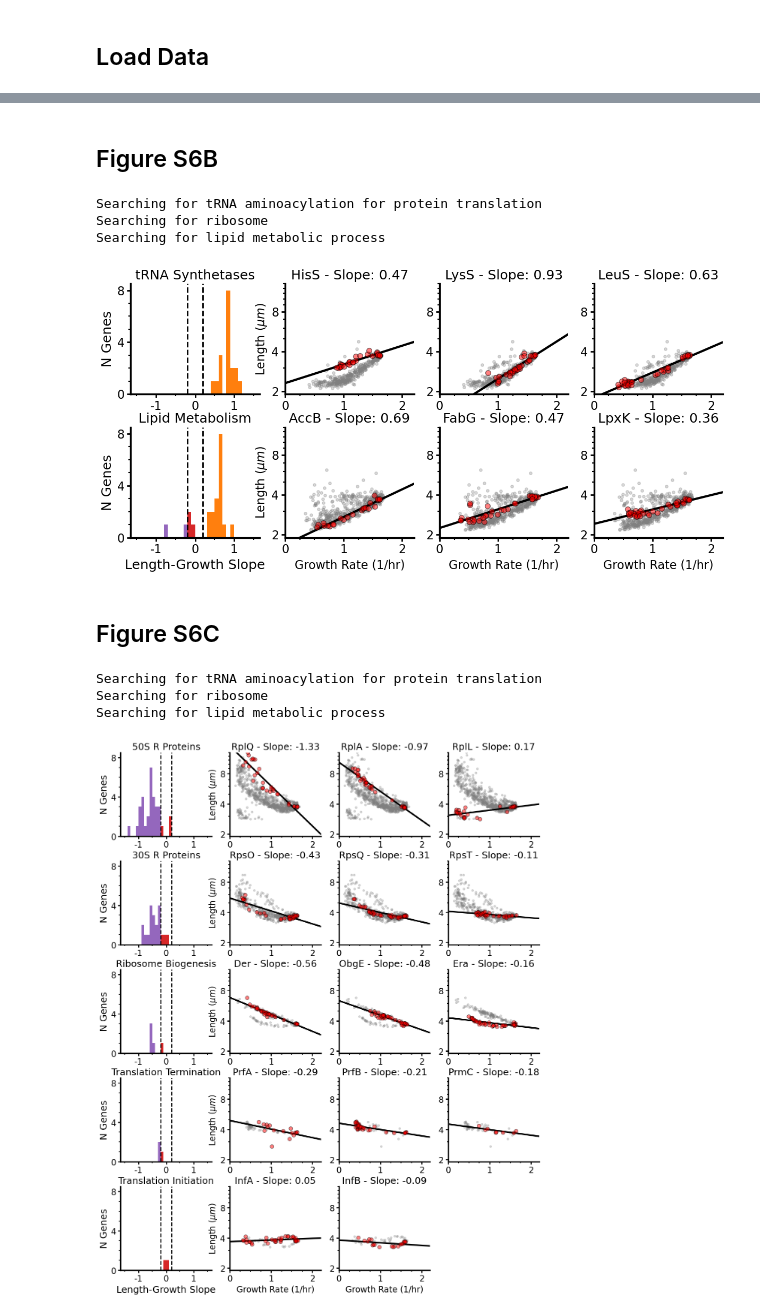
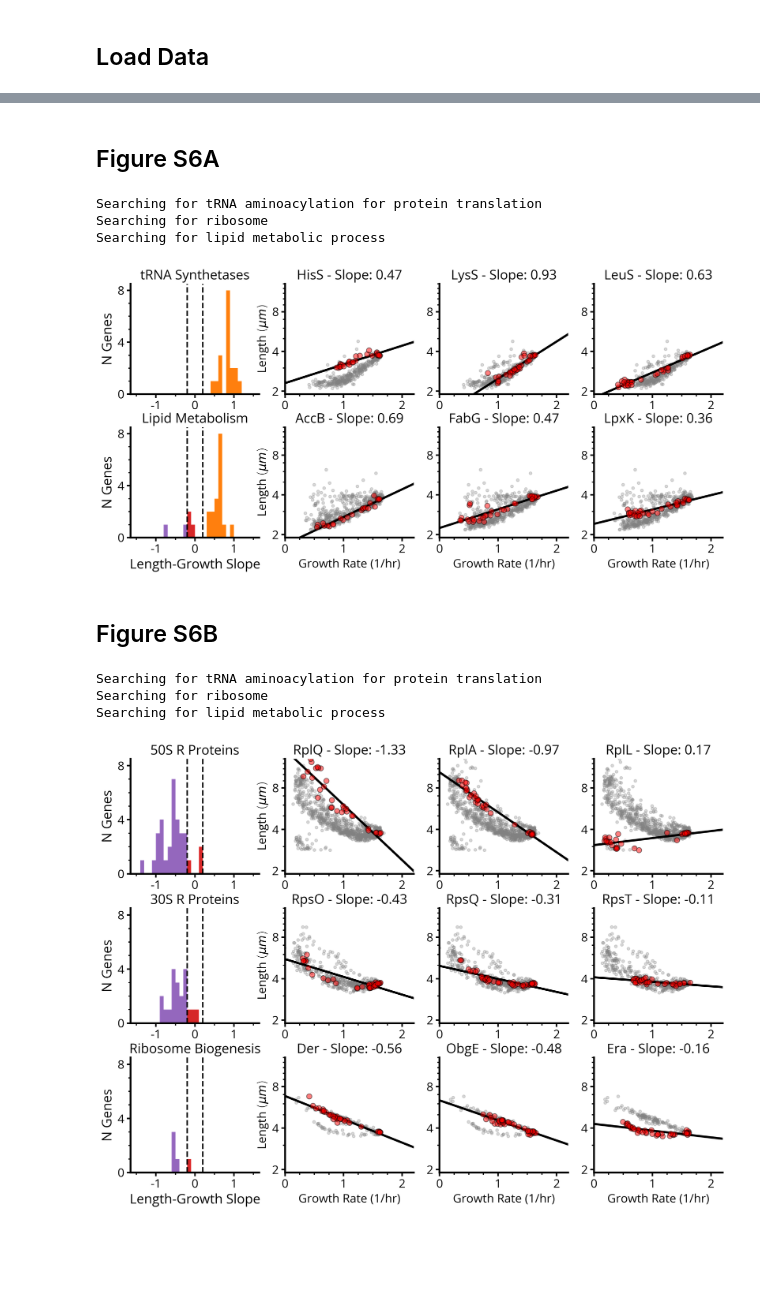
Before and after one commit to paulssonlab/2025_Eaton_optical-pooled-screen, a Jupyter notebook: Figures/Figure_S6.ipynb, the cells around one changed output, grey strips where cells are left out. Cells and saved outputs as stored; diff of their text form; code cells hidden in the pictures; blank space fills up the shorter version.

Commit message:
Rearranging figures for translation section.

```diff
--- a/Figures/Figure_S6.ipynb
+++ b/Figures/Figure_S6.ipynb
@@ -1,44 +1,20 @@
 # %%
 import trenchripper as tr
-import anndata
-import urllib.request
-import os
-import glob
-import h5py
-import shutil
 
 import numpy as np
 import pandas as pd
 import seaborn as sns
-import colorcet as cc
-import scanpy as sc
-import matplotlib as mpl
-import dask.dataframe as dd
-import pickle as pkl
-import skimage as sk
 
 import matplotlib.pyplot as plt
-import matplotlib.gridspec as gridspec
-import matplotlib.patches as patches
-
-from dna_features_viewer import BiopythonTranslator
-from Bio.SeqFeature import SeqFeature,FeatureLocation
-from Bio import SeqIO
-from scipy.stats import gaussian_kde
 
 import goatools
 import goatools.base
 from goatools.base import download_go_basic_obo
-
 from goatools.obo_parser import GODag
 from goatools.anno.gaf_reader import GafReader
-from goatools.semantic import semantic_similarity
-from goatools.semantic import TermCounts, get_info_content
-
-from goatools.goea.go_enrichment_ns import GOEnrichmentStudyNS
-from goatools.go_enrichment import GOEnrichmentStudy
 
 dask_wd = "/home/de64/scratch/de64/dask"
+plt.style.use('./deaton.mplstyle')
 # %% [markdown]
 ## Load Functions
 # %%
@@ -133,5 +112,5 @@ gene_to_id.update(synonym_dict)
 # %% [markdown]
-## Figure S6B
+## Figure S6A
 # %%
 target_genes_list = ["tRNA Synthetases", "Lipid Metabolism"]
 target_gene_subset_lists = [["hisS","lysS","leuS"],["accB","fabG","lpxK"]]
@@ -225,23 +204,26 @@ plt.savefig("/home/de64/group/de64/CRISPRi_Libraries/dev_notebooks/2024-11-23_Fi
 Searching for tRNA aminoacylation for protein translation
 Searching for ribosome
 Searching for lipid metabolic process
-[figure, old version]
+[figure, new version]
 # %% [markdown]
-## Figure S6C
+## Figure S6B
+# %%
+trna_synthetases_list = search_go(ns2assoc, obodag, inv_gene_to_id, "GO:0006418")
+all_ribosome = search_go(ns2assoc, obodag, inv_gene_to_id, "GO:0005840")
+r_proteins_50S = [item for item in all_ribosome if ("rpl" in item)|("rpm" in item)]
+r_proteins_30S = [item for item in all_ribosome if ("rps" in item)]
+ribosome_biogenesis = ['der','obgE','rlmE','rluD',"era","ybeY","rimP","rsgA"]
+termination = ["prfA","prfB","prmC"]
+initiation = ["infA","infB"]
+lipid_metabolic_process = search_go(ns2assoc, obodag, inv_gene_to_id, "GO:0006629")
+# %% [output]
+Searching for tRNA aminoacylation for protein translation
+Searching for ribosome
+Searching for lipid metabolic process
 # %%
-target_genes_list = ["50S R Proteins", "30S R Proteins", "Ribosome Biogenesis", "Translation Termination",\
-                     "Translation Initiation"]
-target_gene_subset_lists = [["rplQ","rplA","rplL"],["rpsO","rpsQ","rpsT"],["der","obgE","era"],["prfA","prfB","prmC"],\
-                            ["infA","infB"]]
-trna_synthetases_list = search_go(ns2assoc, obodag, inv_gene_to_id, "GO:0006418")
-all_ribosome = search_go(ns2assoc, obodag, inv_gene_to_id, "GO:0005840")
-r_proteins_50S = [item for item in all_ribosome if ("rpl" in item)|("rpm" in item)]
-r_proteins_30S = [item for item in all_ribosome if ("rps" in item)]
-ribosome_biogenesis = ['der','obgE','rlmE','rluD',"era","ybeY","rimP","rsgA"]
-termination = ["prfA","prfB","prmC"]
-initiation = ["infA","infB"]
-lipid_metabolic_process = search_go(ns2assoc, obodag, inv_gene_to_id, "GO:0006629")
-target_gene_lists = [r_proteins_50S,r_proteins_30S,ribosome_biogenesis,termination,initiation]
+target_genes_list = ["50S R Proteins", "30S R Proteins", "Ribosome Biogenesis"]
+target_gene_subset_lists = [["rplQ","rplA","rplL"],["rpsO","rpsQ","rpsT"],["der","obgE","era"]]
+target_gene_lists = [r_proteins_50S,r_proteins_30S,ribosome_biogenesis]
 
 fig,axes = plt.subplots(len(target_genes_list),4,figsize=(12,3*len(target_genes_list)))
 
@@ -292,35 +274,32 @@ for j,target_genes in enumerate(target_genes_list):
             ax.plot(xrange, 2**(xrange*selected_slope + selected_intercept),linewidth=3,zorder=-10,color="black")
             ax.scatter(selected_points["Instantaneous Growth Rate: Volume"],selected_points["Length"],edgecolors='black',alpha=0.5,\
                        s=50,zorder=-9,color="red")
             ax.scatter(selected_category_points["Instantaneous Growth Rate: Volume"],selected_category_points["Length"],\
                        edgecolors=None,alpha=0.3,s=15,zorder=-11,color="grey")
             if j == len(target_genes_list)-1:
                 ax.set_xlabel("Growth Rate (1/hr)",fontsize=16)
             else:
                 ax.set_xlabel("",fontsize=16)
             if i == 0:
                 ax.set_ylabel("Length $ (\mu m) $",fontsize=16)
             else:
                 ax.set_ylabel("",fontsize=16)
             ax.set_xlim(0,2.2)
             ax.set_ylim(1.9,13)
             ax.set_yscale("log",base=2)
             ax.set_yticks(ticks=[2,4,8],labels=["2","4","8"],fontsize=16,minor=False)
             ax.set_xticks(ticks=[0,1.,2.],labels=["0","1","2"],minor=False)
             ax.set_yticks(ticks=[3,5,6,7,9,10,11,12,13],labels=[],minor=True)
             ax.set_xticks(ticks=[0.25,0.5,0.75,1.25,1.5,1.75],labels=[],minor=True)
             ax.tick_params(axis='both', direction='out', labelsize=16,  width=2, length=5)
             ax.tick_params(axis='both', direction='out', labelsize=16,  width=1.5, which='minor', length=3)
             ax.spines['bottom'].set_linewidth(2.5) # Set thickness of the bottom spine
             ax.spines['left'].set_linewidth(2.5)   # Set thickness of the left spine
             ax.set_title(gene_name[0].capitalize() + gene_name[1:] + " - " + 'Slope: ' + str(np.round(selected_slope,decimals=2)),fontsize=18)
             sns.despine(right=True,top=True)
 
 plt.tight_layout()
 plt.subplots_adjust(wspace=0.2, hspace=0.3)
-plt.savefig("/home/de64/group/de64/CRISPRi_Libraries/dev_notebooks/2024-11-23_Figure_Notebooks/S6/Size_Scaling_Supplement_Large.png",transparent=True,dpi=300,bbox_inches="tight")
+plt.savefig("/home/de64/group/de64/CRISPRi_Libraries/dev_notebooks/2024-11-23_Figure_Notebooks/S6/Size_Scaling_Supplement_Ribosome.png",transparent=True,dpi=300,bbox_inches="tight")
 # %% [output]
-Searching for tRNA aminoacylation for protein translation
-Searching for ribosome
-Searching for lipid metabolic process
-[figure, old version]
+[figure, new version]
```
Also changed, not shown: parts of 3 cells of this notebook, 18 other files.
